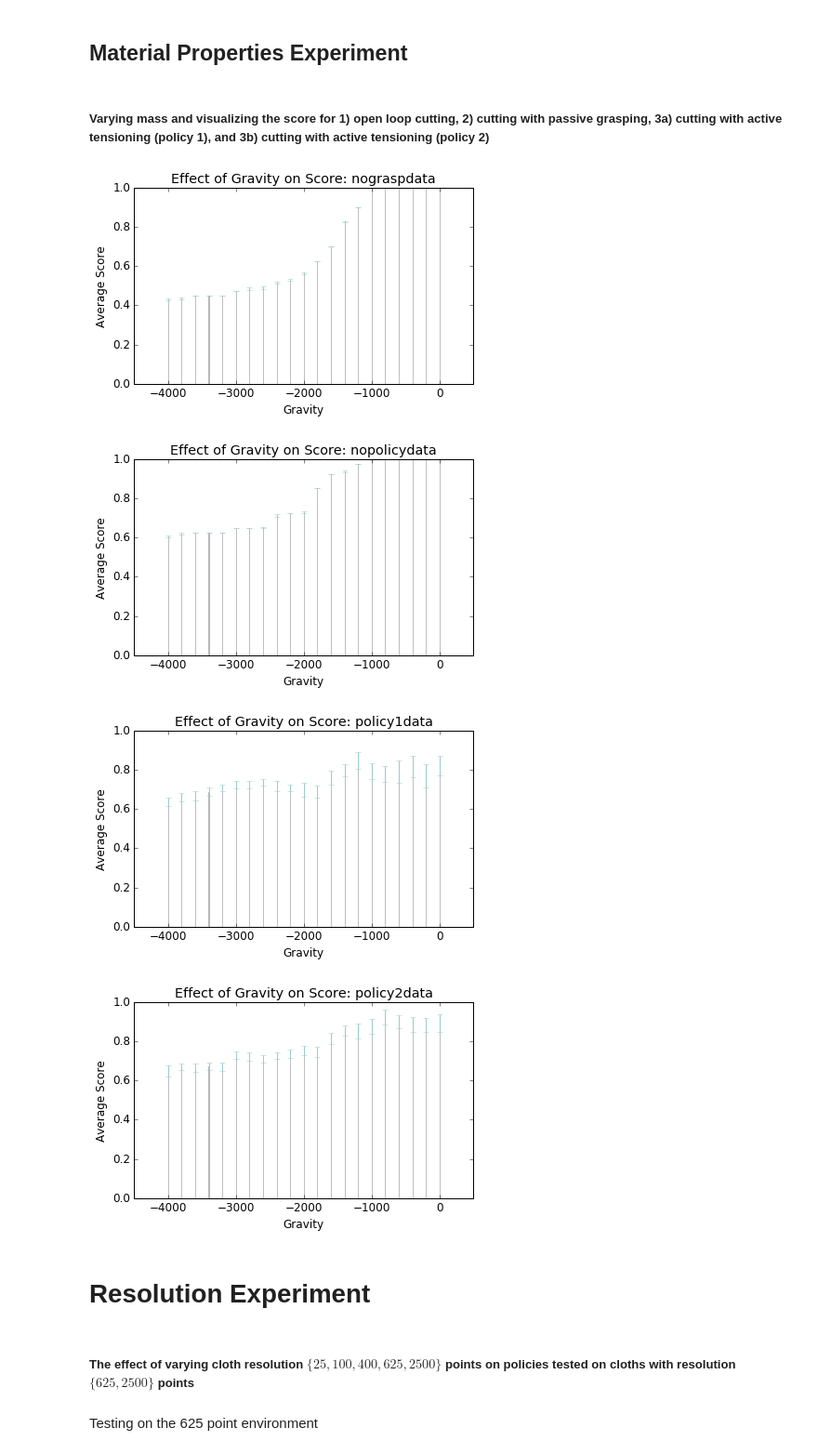
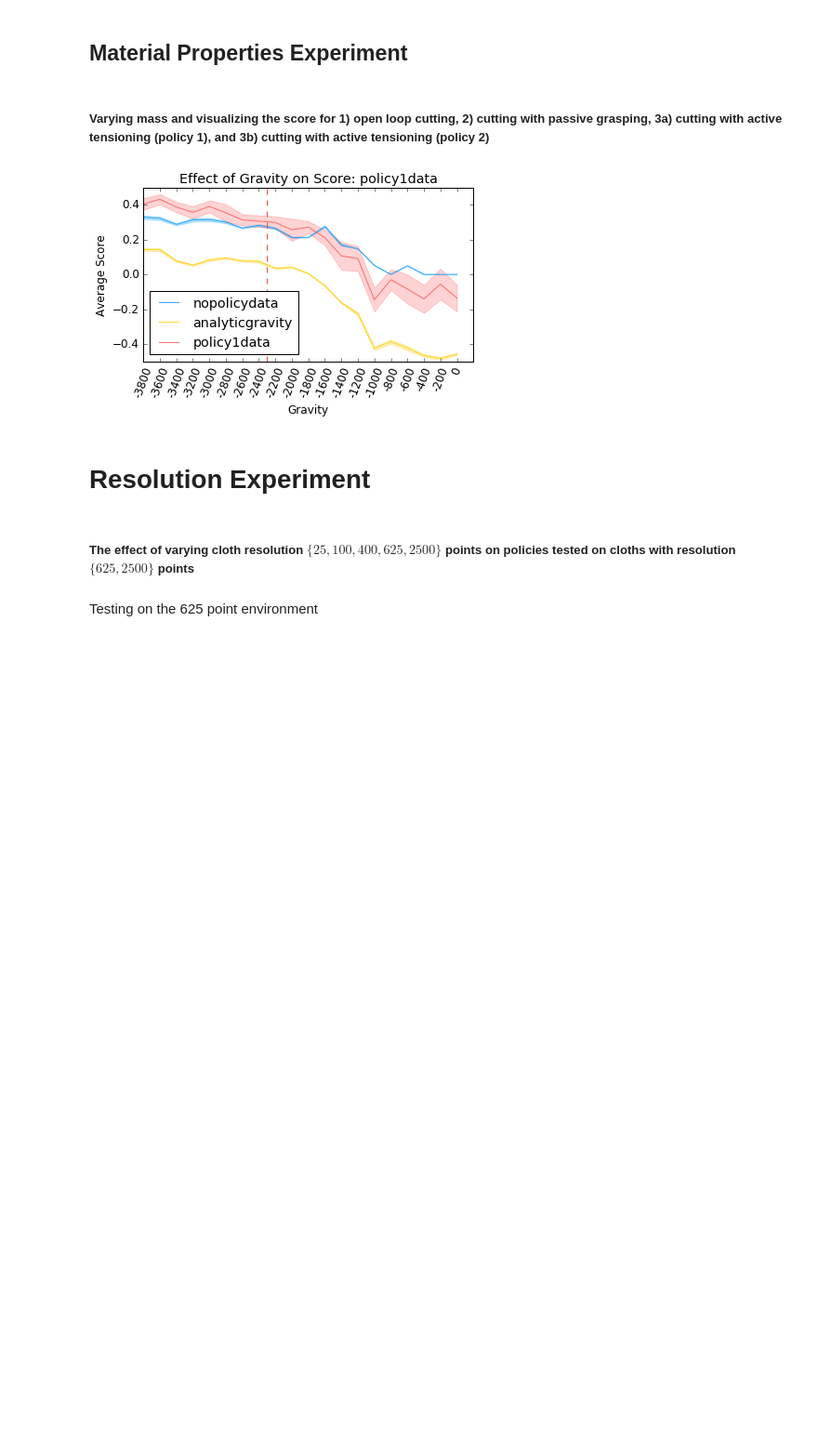
Before and after one commit to BerkeleyAutomation/cloth_simulation, a Jupyter notebook: Figures.ipynb, the cells around one changed output. Shown: that part at 93% size. Saved outputs shown, nothing was run; the diff lists cells and outputs as text; code cells hidden in the pictures; blank space fills up the shorter version.

Commit message:
Adding figures

```diff
--- a/Figures.ipynb
+++ b/Figures.ipynb
@@ -28,7 +28,7 @@ rcParams.update({'figure.autolayout': True})
 rcParams.update({'font.size': 12})
 fprop = font_manager.FontProperties(fname='/Library/Fonts/Microsoft/Gill Sans MT.ttf')
 
-colors = ['#00ff99','#0099ff','#ffcc00','#ff5050','#9900cc','#5050ff','#99cccc','#0de4f6']
+colors = ['#00ff99','#0099ff','#ffcc00','#ff5050','#9900cc','#5050ff','#99cccc','#0de4f6', '#e04e39']
 markers = ['s-', 'o-', '^-', 'v-', 'x-', 'h-']
 # %% [markdown]
 ## Shapes
@@ -37,7 +37,7 @@ markers = ['s-', 'o-', '^-', 'v-', 'x-', 'h-']
 # %%
 def vis_shape(corners, points, filename, savefig=True):
     trajectory = np.asarray(get_trajectory(corners, pts, True))
-    plt.plot(trajectory[:,0], trajectory[:,1] , color=colors[1], alpha=1.0)
+    plt.plot(trajectory[:,0], trajectory[:,1] , color='k', alpha=1.0, linewidth=8.0)
     plt.axis('equal')
     frame = plt.gca()
     frame.axes.get_xaxis().set_visible(False)
@@ -45,6 +45,8 @@ def vis_shape(corners, points, filename, savefig=True):
 
     if savefig == True:
         plt.savefig(dir_figs+filename+'.svg', format='svg', facecolor='w', edgecolor='w')
+        plt.savefig(dir_figs+filename+'.png', format='png', facecolor='w', edgecolor='w')
+
     plt.show()
 
 num_shapes = 21
@@ -183,36 +200,54 @@ plt.show()
 # %% [markdown]
 ##### Varying mass and visualizing the score for 1) open loop cutting, 2) cutting with passive grasping, 3a) cutting with active tensioning (policy 1), and 3b) cutting with active tensioning (policy 2)
 # %%
-totalpts = 40.0
+# totalpts = 40.0
 scores = []
 errors = []
 filename = 'gravity_exp'
-filenames = ['nograspdata', 'nopolicydata', 'policy1data', 'policy2data']
+filenames = ['nopolicydata', 'analyticgravity', 'policy1data']
 
+base_scores = []
+filepath = dir_data + 'gravity_exp' + '/' + 'nograspdata.p'
+d = pickle.load(open(filepath, "rb"))
+for g in sorted(d.keys()):
+    data = d[g]
+    base_scores.append(np.mean(data))
+
+k = 1
 for f in filenames:
+
     filepath = dir_data + filename + '/' + f + '.p'
     d = pickle.load(open(filepath, "rb"))
     g_scores = []
     g_errors = []
-    for g in sorted(d.keys()):
+    i = 0
+    for g in sorted(d.keys())[:20]:
         data = d[g]
-        g_scores.append(np.mean([x / (totalpts) for x in data]))
-        g_errors.append(2*stats.sem([x / (totalpts) for x in data]))
+        base_score = base_scores[i] + 0.0
+        g_scores.append(np.mean([(x - base_score) / (abs(base_score)) for x in data]))
+        g_errors.append(2*stats.sem([(x - base_score) / (abs(base_score)) for x in data]))
+        i = i+1
     scores.append(g_scores)
     errors.append(g_errors)
-    plt.bar(sorted(d.keys()), g_scores, yerr=g_errors, align='center', alpha=0.25, color=colors[6], ecolor=colors[6])
-    plt.xlim((-4500, 500))
-    plt.ylim((0,1.0))
-    plt.xlabel('Gravity')
-    plt.ylabel('Average Score')
-    plt.title('Effect of Gravity on Score: %s' %(f))
-    plt.savefig(dir_figs+filename+f+'_bar'+'.svg', format='svg', facecolor='w', edgecolor='w')
-    plt.show()
+
+    xticks = sorted(d.keys())[:20]
+    x_pos = 2*np.arange(len(xticks))
+    plt.plot(x_pos, g_scores, label=f, alpha=0.8, color=colors[k])
+    plt.fill_between(x_pos, np.array(g_scores)-np.array(g_errors), np.array(g_scores)+np.array(g_errors), alpha=0.25, facecolor=colors[k], edgecolor=colors[k])#, edgecolor='#CC4F1B', facecolor='#FF9848')
+    k = k+1
+    plt.hold(True)
+plt.ylim((-0.5,0.5))
+plt.legend(loc="lower left")
+plt.axvline(x=15.,color=colors[8],ls='dashed')
+plt.xticks(x_pos, xticks, rotation=70)
+plt.xlabel('Gravity')
+plt.ylabel('Average Score')
+plt.title('Effect of Gravity on Score: %s' %(f))
+plt.savefig(dir_figs+filename+'_scat'+'.svg', format='svg', facecolor='w', edgecolor='w')
+plt.savefig(dir_figs+filename+'_scat'+'.png', format='png', facecolor='w', edgecolor='w')
+plt.show()
 # %% [output]
-[figure, old version]
+[figure, new version]
-[figure, removed]
-[figure, removed]
-[figure, removed]
 # %% [markdown]
 # Resolution Experiment
 # %% [markdown]
```
Also changed, not shown: parts of 10 cells of this notebook, 23 other files.
